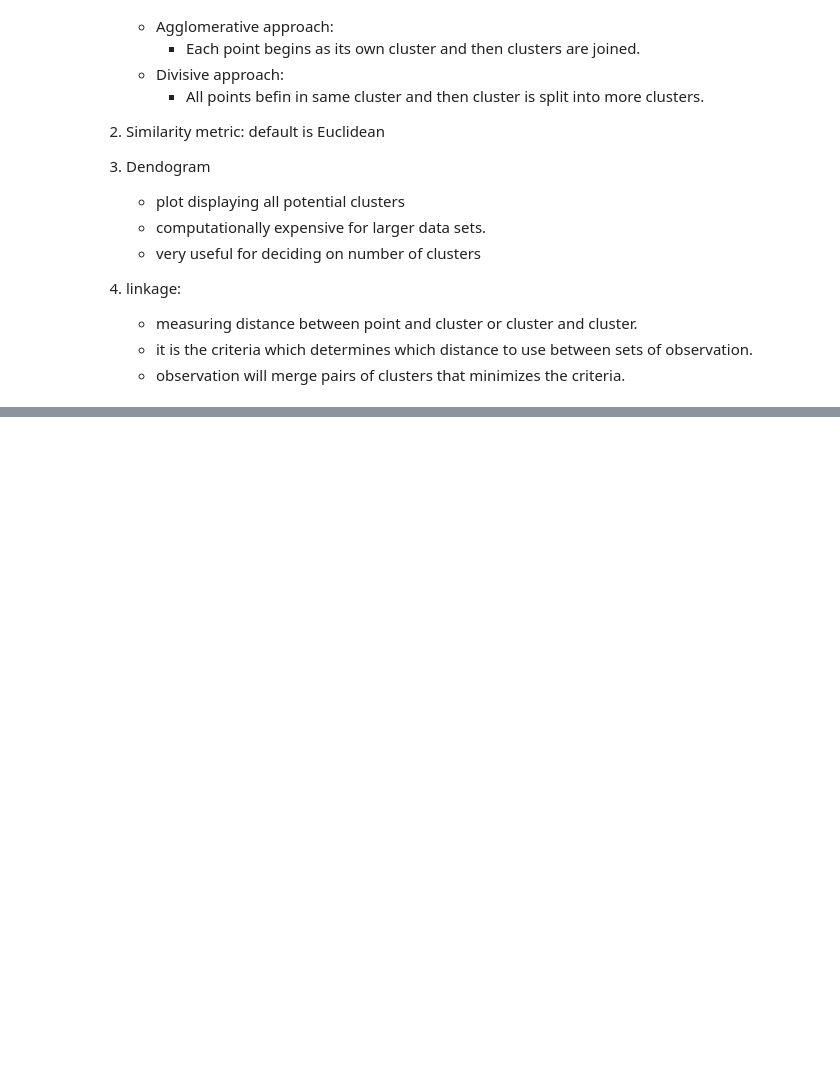
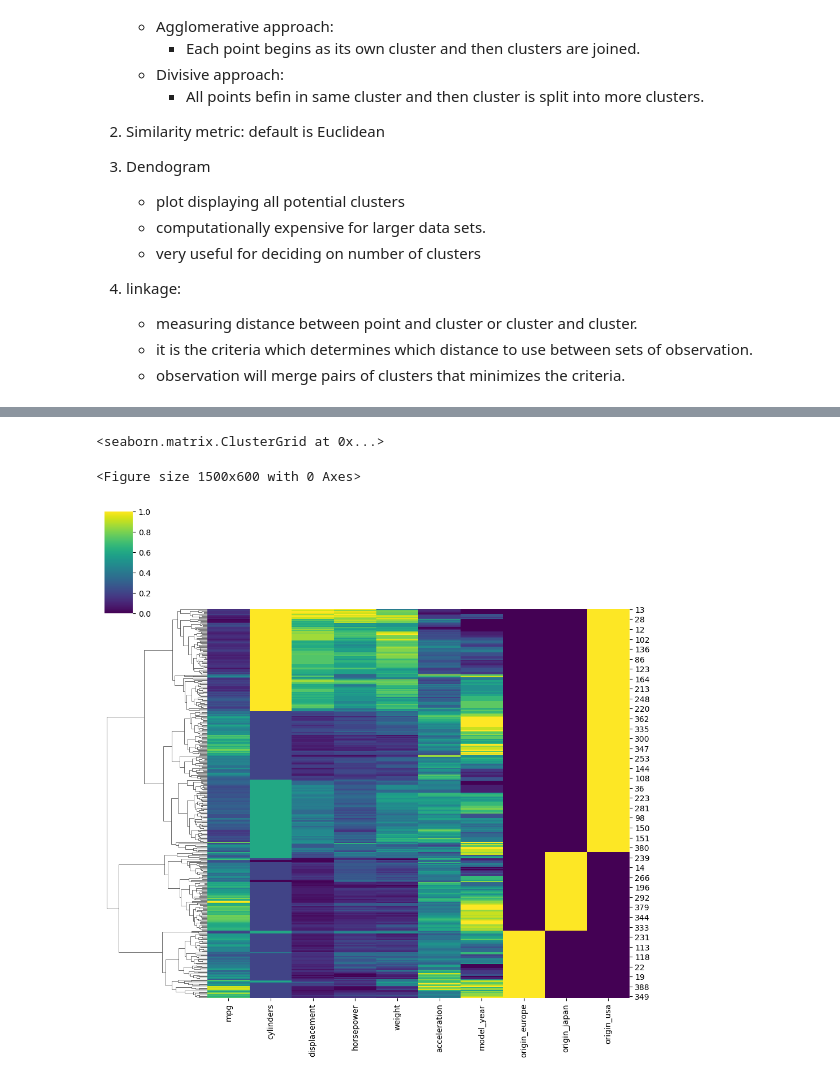
Before and after one commit to NadeemDin/ML-K-Means-Clustering, a Jupyter notebook: Hierarchical Clustering Notes.ipynb, the cells around one changed output, grey strips where cells are left out. Drawn from its saved outputs; the diff is of its cells as text; code cells hidden in the pictures; blank space fills up the shorter version.

```diff
--- a/Hierarchical Clustering Notes.ipynb
+++ b/Hierarchical Clustering Notes.ipynb
@@ -30,0 +155,7 @@ how works?
+# %%
+plt.figure(figsize=(15,6))
+sns.clustermap(data=scaled_df,cmap='viridis',row_cluster=True,col_cluster=False) # This is what were after
+# %% [output]
+<seaborn.matrix.ClusterGrid at 0x...>
+<Figure size 1500x600 with 0 Axes>
+[figure, added]
```
Also changed, not shown: parts of 19 cells of this notebook.
